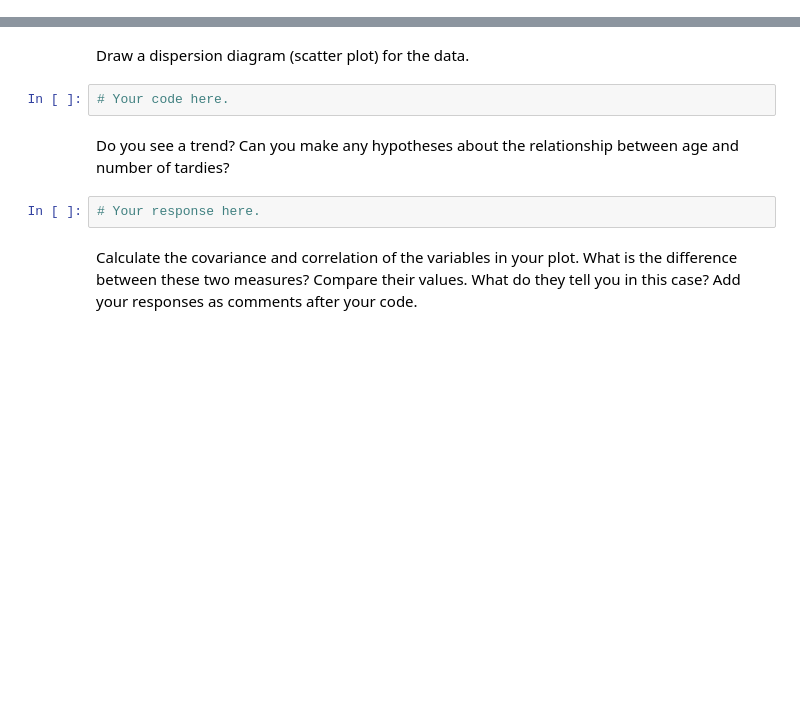
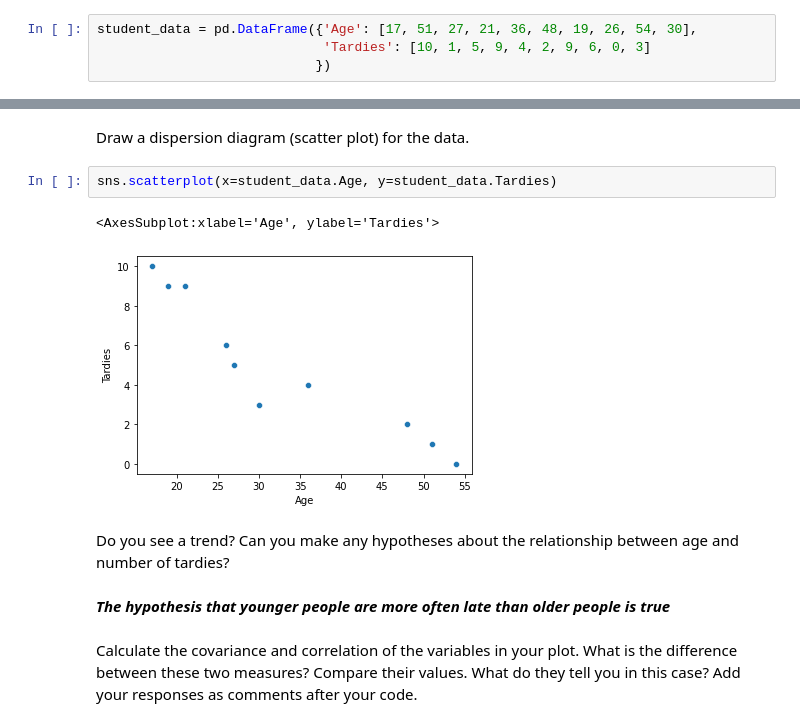
Before and after one commit to Ironhack-Data-Madrid-Enero-2021/lab-regression-analysis, a Jupyter notebook: your-code.ipynb, the cells around one changed output, grey strips where cells are left out. Drawn from its saved outputs; the diff is of its cells as text; blank space fills up the shorter version.

```diff
--- a/your-code.ipynb
+++ b/your-code.ipynb
@@ -34,0 +43,4 @@ student_data = pd.DataFrame({'X': [x_values], 'Y': [y_values]})
+# %%
+student_data = pd.DataFrame({'Age': [17, 51, 27, 21, 36, 48, 19, 26, 54, 30],
+                             'Tardies': [10, 1, 5, 9, 4, 2, 9, 6, 0, 3]
+                            })
@@ -35,11 +76,14 @@ student_data = pd.DataFrame({'X': [x_values], 'Y': [y_values]})
 # %% [markdown]
 Draw a dispersion diagram (scatter plot) for the data.
-# %%
-# Your code here.
+# %%
+sns.scatterplot(x=student_data.Age, y=student_data.Tardies)
+# %% [output]
+<AxesSubplot:xlabel='Age', ylabel='Tardies'>
+[figure, added]
 # %% [markdown]
 Do you see a trend? Can you make any hypotheses about the relationship between age and number of tardies?
-# %%
-# Your response here.
+# %% [markdown]
+***The hypothesis that younger people are more often late than older people is true***
 # %% [markdown]
 Calculate the covariance and correlation of the variables in your plot. What is the difference between these two measures? Compare their values. What do they tell you in this case? Add your responses as comments after your code.
 # %%
```
Also changed, not shown: parts of 50 cells of this notebook.
